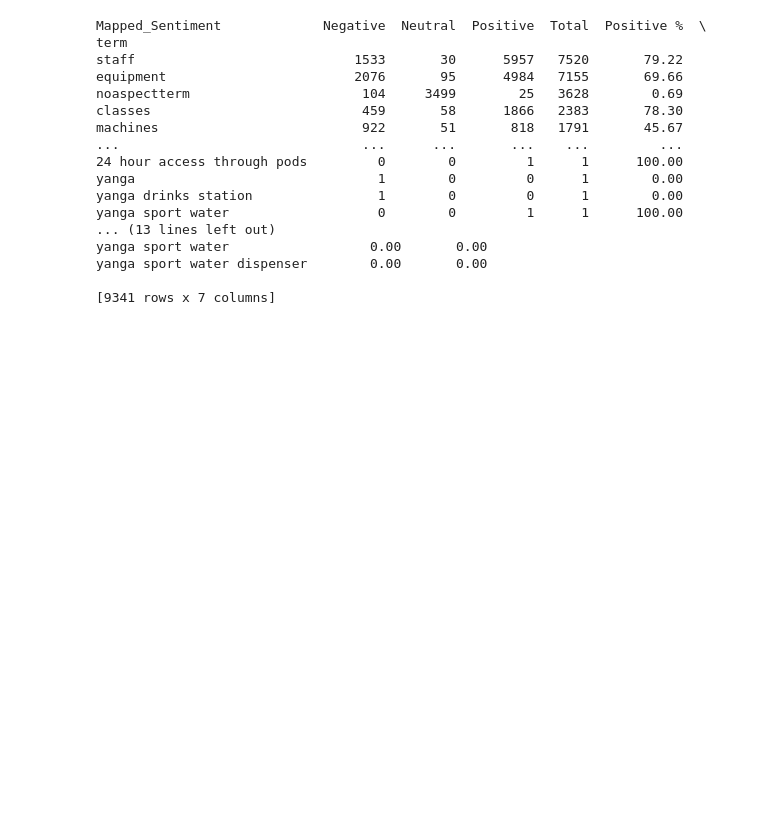
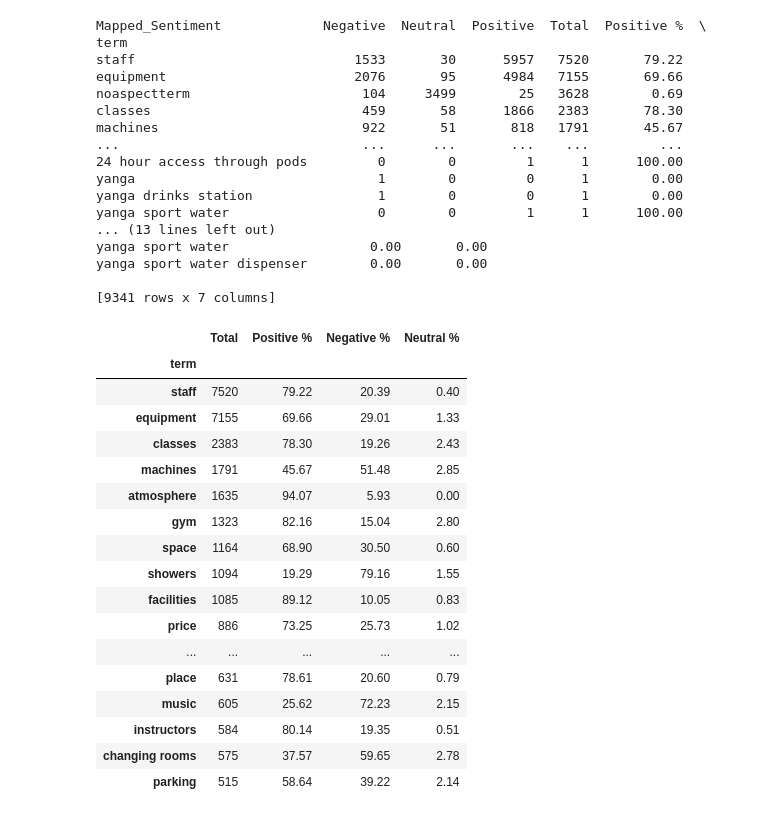
Before and after one commit to Kh0uloud/Fine-Grained-Sentiment-Analysis-for-Gym-Customer-Feedback, a Jupyter notebook: GYM.ipynb, the cells around one changed output. Cells and saved outputs as stored; diff of their text form; code cells hidden in the pictures; blank space fills up the shorter version.

```diff
--- a/GYM.ipynb
+++ b/GYM.ipynb
@@ -1604,0 +1618,22 @@ yanga sport water dispenser        0.00       0.00
+# %%
+df_result = pos_neg_aspect_sentiment[pos_neg_aspect_sentiment["Total"] >= 500][["term", "Total",	"Positive %",	"Negative %",	"Neutral %"]].set_index("term")
+df_result.drop('noaspectterm', axis=0)
+# %% [output]
+|  | Total | Positive % | Negative % | Neutral % |
+| term |  |  |  |  |
+| staff | 7520 | 79.22 | 20.39 | 0.40 |
+| equipment | 7155 | 69.66 | 29.01 | 1.33 |
+| classes | 2383 | 78.30 | 19.26 | 2.43 |
+| machines | 1791 | 45.67 | 51.48 | 2.85 |
+| atmosphere | 1635 | 94.07 | 5.93 | 0.00 |
+| gym | 1323 | 82.16 | 15.04 | 2.80 |
+| space | 1164 | 68.90 | 30.50 | 0.60 |
+| showers | 1094 | 19.29 | 79.16 | 1.55 |
+| facilities | 1085 | 89.12 | 10.05 | 0.83 |
+| price | 886 | 73.25 | 25.73 | 1.02 |
+| ... | ... | ... | ... | ... |
+| place | 631 | 78.61 | 20.60 | 0.79 |
+| music | 605 | 25.62 | 72.23 | 2.15 |
+| instructors | 584 | 80.14 | 19.35 | 0.51 |
+| changing rooms | 575 | 37.57 | 59.65 | 2.78 |
+| parking | 515 | 58.64 | 39.22 | 2.14 |
```
Also changed, not shown: parts of 11 cells of this notebook.
